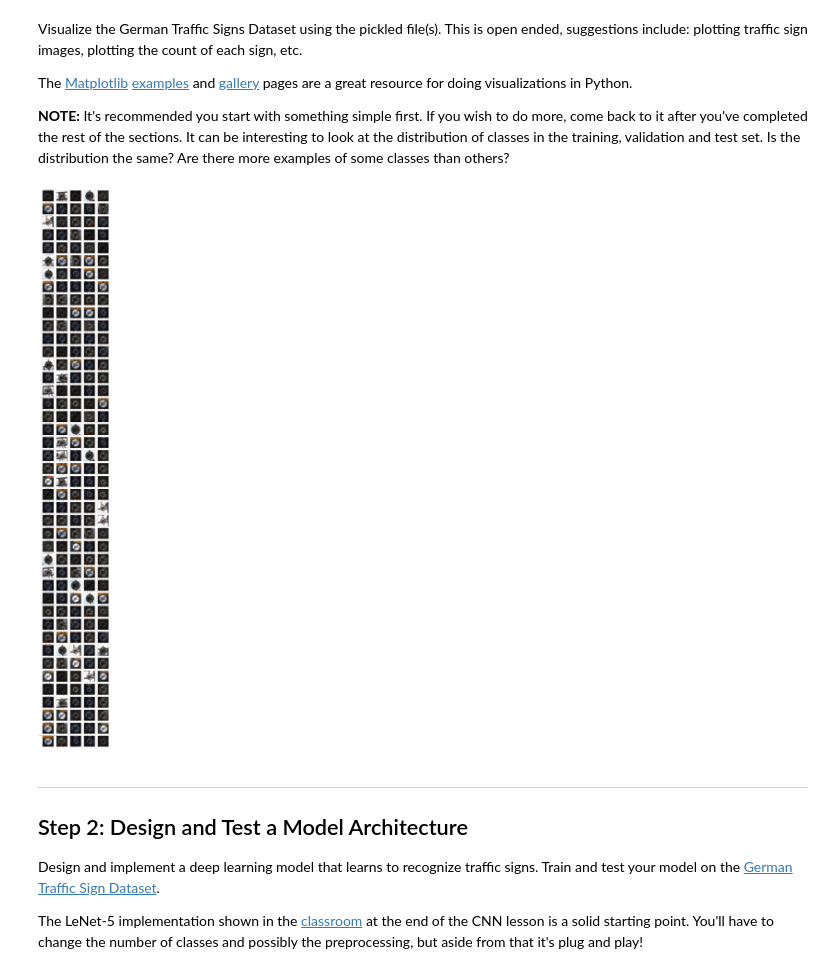
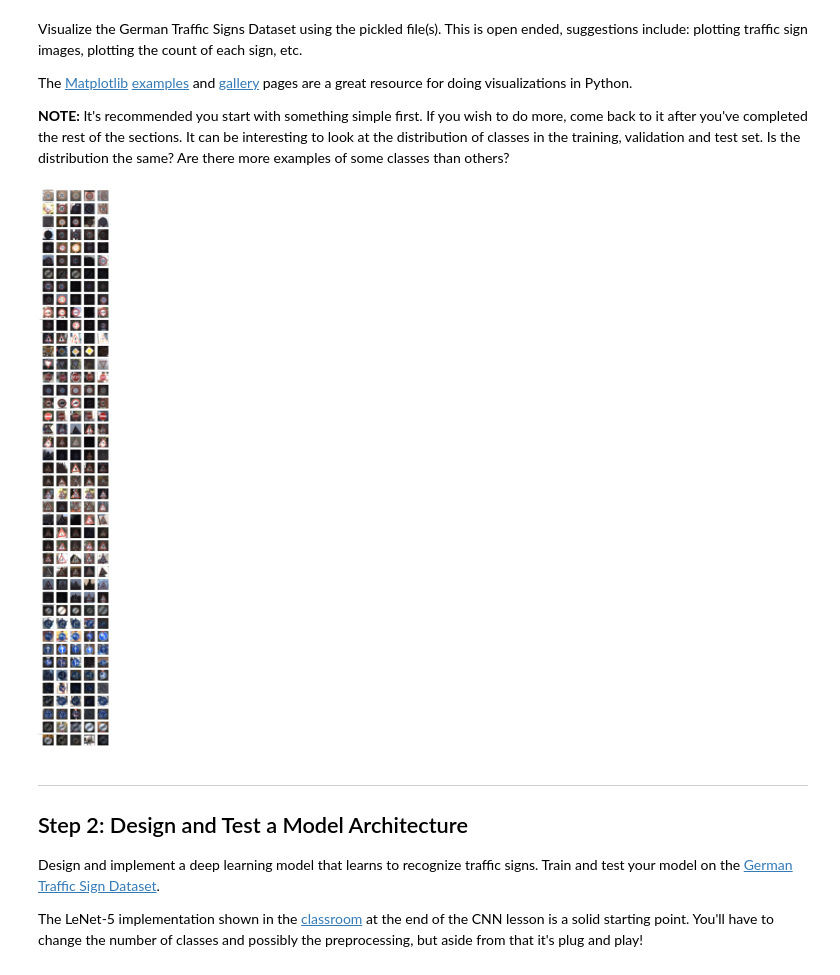
Before and after one commit to hhe1667/traffic-sign-classifier, a Jupyter notebook: Traffic_Sign_Classifier.ipynb, the cells around one changed output. Cells and saved outputs as stored; diff of their text form; code cells hidden in the pictures.

```diff
--- a/Traffic_Sign_Classifier.ipynb
+++ b/Traffic_Sign_Classifier.ipynb
@@ -111,17 +111,19 @@ The [Matplotlib](http://matplotlib.org/) [examples](http://matplotlib.org/exampl
 # %%
 # Plot example traffic signs
 cols = 5
 rows = len(classes)
 fig, axes = plt.subplots(rows, cols, figsize=(4*cols, 4*rows))
 np.random.seed(1)
 for i, class_id in enumerate(classes[:rows]):
-  indices = np.where(y_train==sign)[0]
+  indices = np.where(y_train==class_id)[0]
   indices = np.random.choice(indices, cols, replace=False)
   for j, idx in enumerate(indices):
     axes[i, j].imshow(X_train[idx,:,:,:])
+    axes[i, j].set_xticks([])
+    axes[i, j].set_yticks([])
   axes[i, 0].set_title("%d: %s" % (class_id, signnames[class_id]))
 # %% [output]
-[figure, old version]
+[figure, new version]
 # %% [markdown]
 ----
 
```
Also changed, not shown: parts of 5 cells of this notebook, 2 other files.
